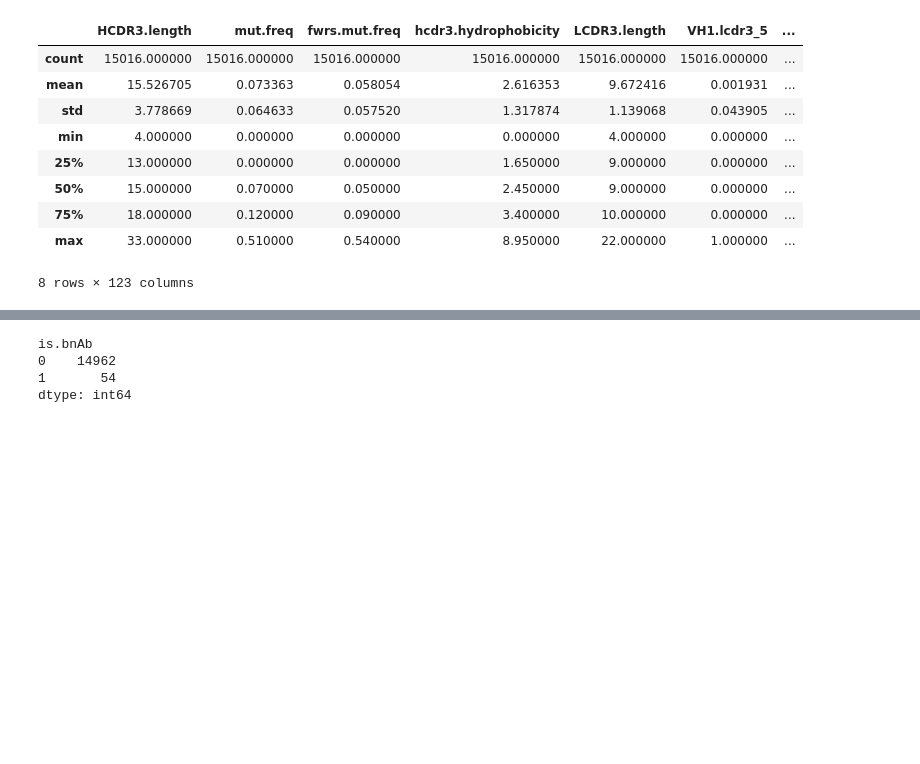
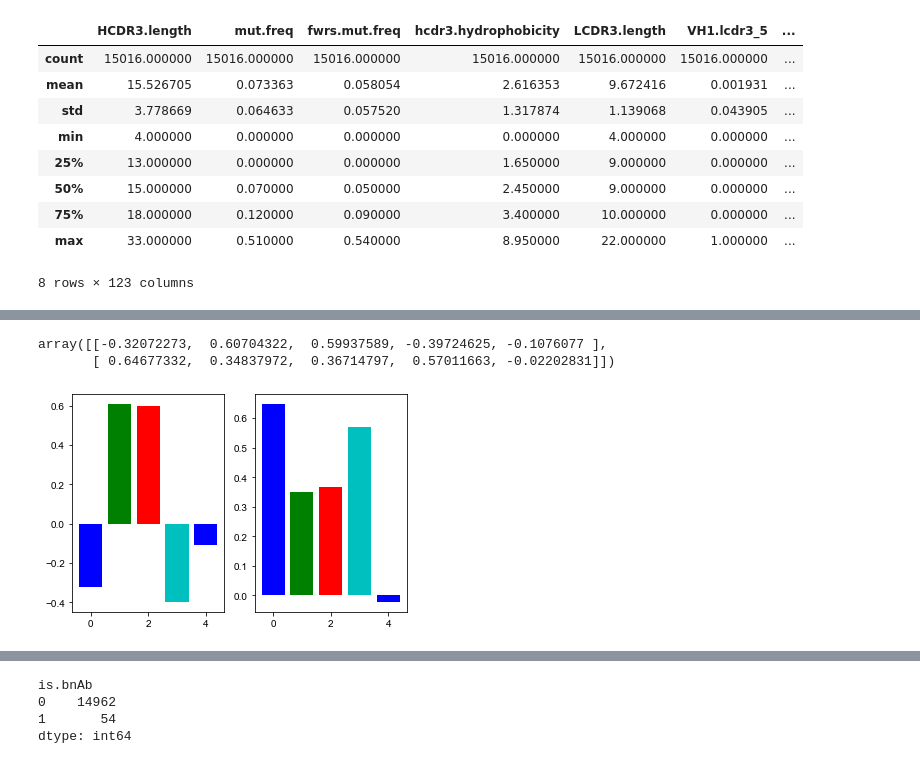
Before and after one commit to MathildeFogPerez/manuscript-bnab-foglierini, a Jupyter notebook: DecisionTree_RandomForest_PUB.ipynb, the cells around one changed output, grey strips where cells are left out. Drawn from its saved outputs; the diff is of its cells as text; code cells hidden in the pictures; blank space fills up the shorter version.

```diff
--- a/DecisionTree_RandomForest_PUB.ipynb
+++ b/DecisionTree_RandomForest_PUB.ipynb
@@ -98,0 +102,16 @@ df.describe()
+# %%
+#we will take only the non categorical variable and make a PC analysis
+#we make a copy of df first
+mydf=df.copy()
+mydf['is.bnAb']=mydf['is.bnAb'].replace(1,"bNAb")
+mydf['is.bnAb']=mydf['is.bnAb'].replace(0,"mAb")
+#print(mydf)
+from sklearn.preprocessing import StandardScaler
+x = df.iloc[:, : 5].values
+x = StandardScaler().fit_transform(x) # normalizing the features
+print(x.shape)
+print(np.mean(x),np.std(x))
+#feat_cols = ['feature'+str(i) for i in range(x.shape[1])]
+feat_cols=['HCDR3.length','mut.freq','fwrs.mut.freq','hcdr3.hydrophobicity','LCDR3.length']
+normalized_x=pd.DataFrame(x,columns=feat_cols)
+normalized_x.tail()
@@ -98,0 +127,7 @@ df.describe()
+# %%
+from sklearn.decomposition import PCA
+pca = PCA(n_components=2)
+principalComponents = pca.fit_transform(x)
+principal_Df = pd.DataFrame(data = principalComponents
+             , columns = ['principal component 1', 'principal component 2'])
+principal_Df.tail()
@@ -98,0 +141,12 @@ df.describe()
+# %%
+feature_weights = pca.components_
+import matplotlib.pyplot as plt
+%matplotlib inline
+fig, (ax1,ax2) = plt.subplots(1,2)
+ax1.bar(range(5),feature_weights[0],color=['b','g','r','c','b'])
+ax2.bar(range(5),feature_weights[1],color=['b','g','r','c','b'])
+feature_weights
+# %% [output]
+array([[-0.32072273,  0.60704322,  0.59937589, -0.39724625, -0.1076077 ],
+       [ 0.64677332,  0.34837972,  0.36714797,  0.57011663, -0.02202831]])
+[figure, added]
```
Also changed, not shown: parts of 9 cells of this notebook, 3 other files.
